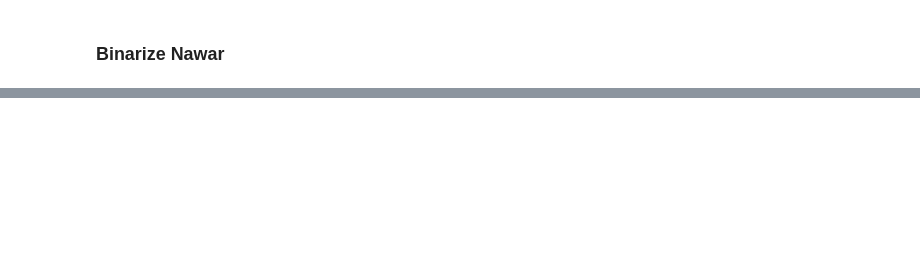
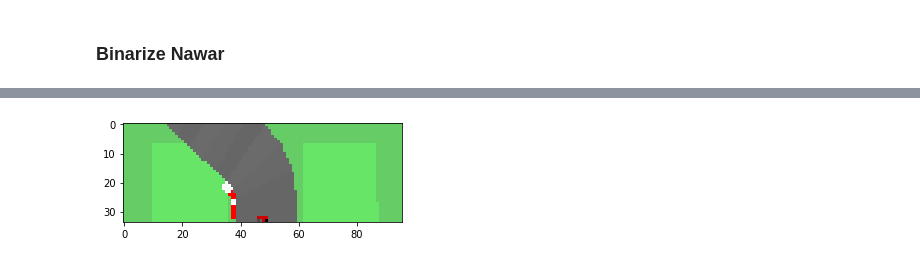
Before and after one commit to jwradermacher/carracing-aigym, a Jupyter notebook: car_racing_JR.ipynb, the cells around one changed output, grey strips where cells are left out. Cells and saved outputs as stored; diff of their text form; code cells hidden in the pictures; blank space fills up the shorter version.

```diff
--- a/car_racing_JR.ipynb
+++ b/car_racing_JR.ipynb
@@ -227,2 +216,7 @@ array([[[102, 204, 102],
 # %% [markdown]
 # Functions
+# %%
+def crop_tiny(obs):
+    obs = obs[5:85][30:64]
+    # Remove left 25% and right 25%
+    return obs
@@ -281,0 +289,6 @@ plt.show()
+# %%
+plt.figure(figsize=(5, 5))
+plt.imshow(crop_tiny(observation), interpolation='nearest')
+plt.show()
+# %% [output]
+[figure, added]
```
Also changed, not shown: parts of 10 cells of this notebook.
